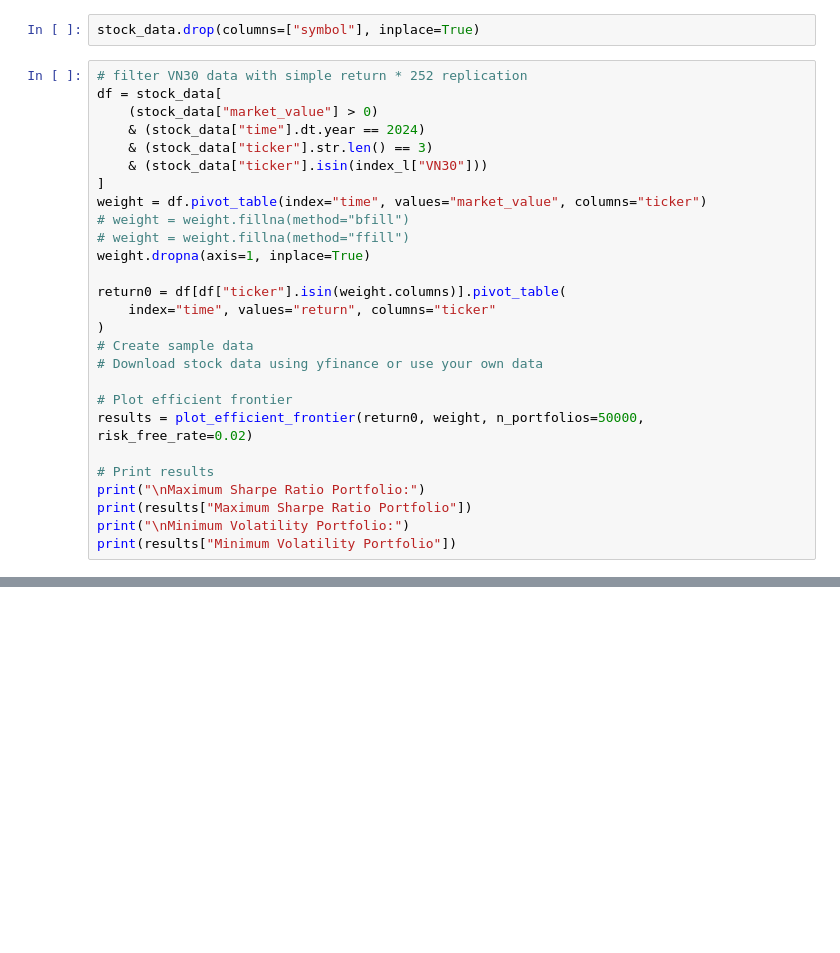
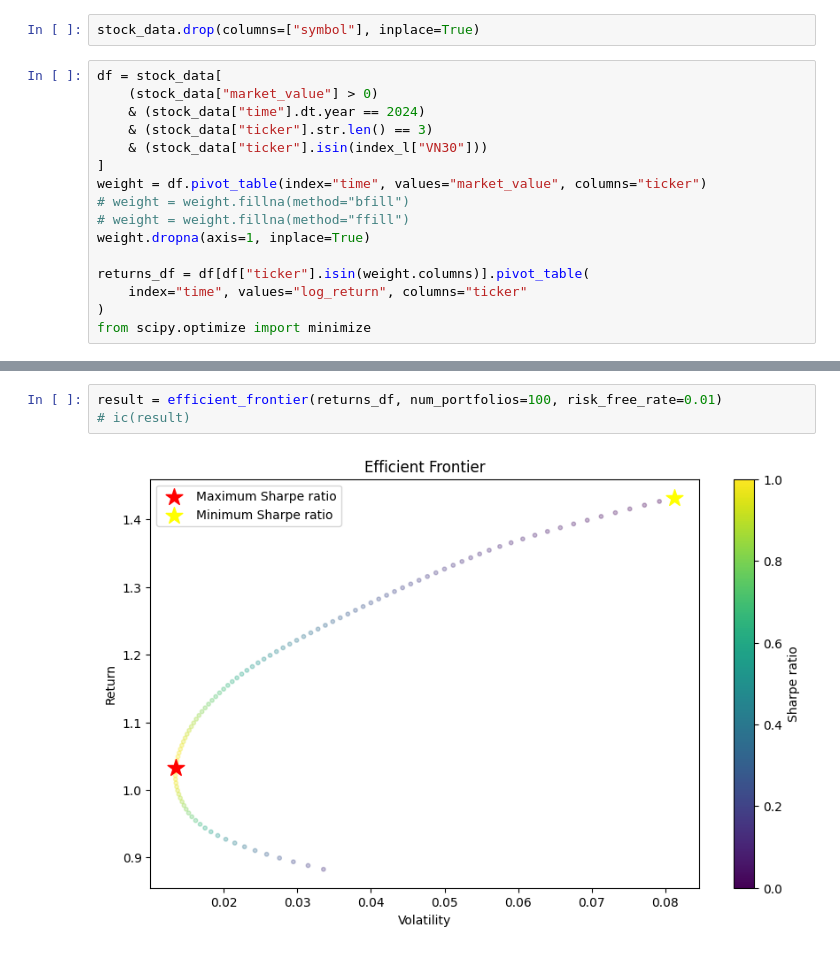
Before and after one commit to nguyentanquocbao/stock, a Jupyter notebook: 3. Systemic and Idiosyncratic risk.ipynb, the cells around one changed output, grey strips where cells are left out. Saved outputs shown, nothing was run; the diff lists cells and outputs as text; blank space fills up the shorter version.

Commit message:
finalize front tier

```diff
--- a/3. Systemic and Idiosyncratic risk.ipynb
+++ b/3. Systemic and Idiosyncratic risk.ipynb
@@ -15,7 +16,6 @@ with open(PATH_INDEX, "r") as a:
 # %%
 stock_data.drop(columns=["symbol"], inplace=True)
 # %%
-# filter VN30 data with simple return * 252 replication
 df = stock_data[
     (stock_data["market_value"] > 0)
     & (stock_data["time"].dt.year == 2024)
@@ -27,17 +27,7 @@ weight = df.pivot_table(index="time", values="market_value", columns="ticker")
 # weight = weight.fillna(method="ffill")
 weight.dropna(axis=1, inplace=True)
 
-return0 = df[df["ticker"].isin(weight.columns)].pivot_table(
-    index="time", values="return", columns="ticker"
+returns_df = df[df["ticker"].isin(weight.columns)].pivot_table(
+    index="time", values="log_return", columns="ticker"
 )
-# Create sample data
-# Download stock data using yfinance or use your own data
-
-# Plot efficient frontier
-results = plot_efficient_frontier(return0, weight, n_portfolios=50000, risk_free_rate=0.02)
-
-# Print results
-print("\nMaximum Sharpe Ratio Portfolio:")
-print(results["Maximum Sharpe Ratio Portfolio"])
-print("\nMinimum Volatility Portfolio:")
-print(results["Minimum Volatility Portfolio"])
+from scipy.optimize import minimize
@@ -82,0 +34,5 @@ Minimum Volatility Portfolio:
+# %%
+result = efficient_frontier(returns_df, num_portfolios=100, risk_free_rate=0.01)
+# ic(result)
+# %% [output]
+[figure, added]
```
Also changed, not shown: parts of 4 cells of this notebook, 1 other file.
